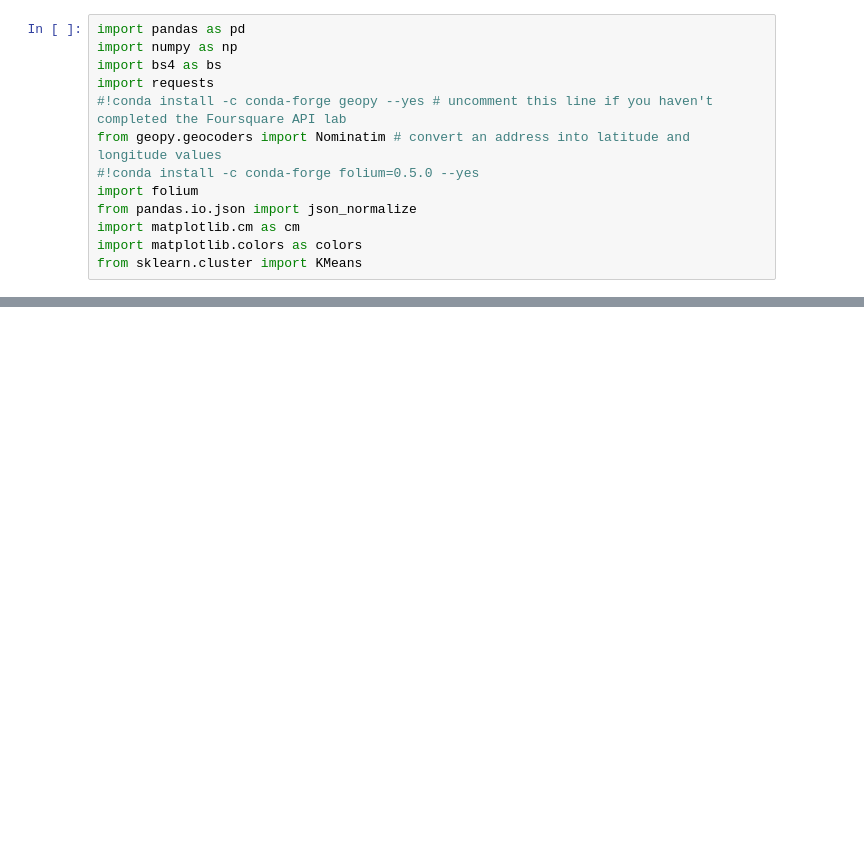
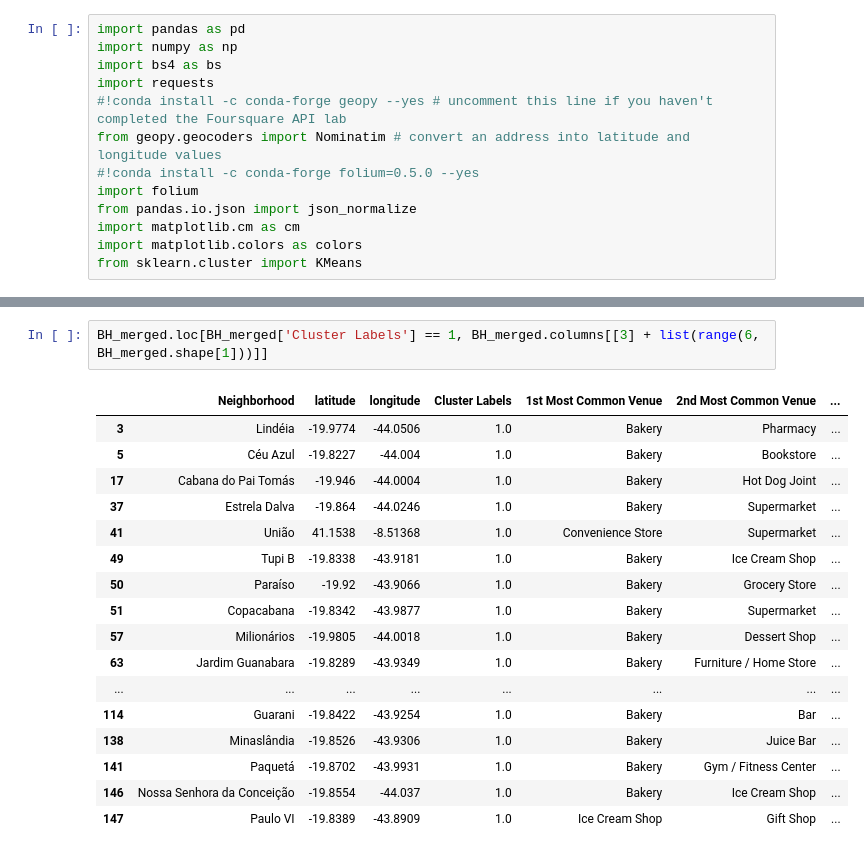
Before and after one commit to LucasTemponi/Coursera_Capstone, a Jupyter notebook: Analise Belo Horizonte.ipynb, the cells around one changed output, grey strips where cells are left out. Cells and saved outputs as stored; diff of their text form; blank space fills up the shorter version.

```diff
--- a/Analise Belo Horizonte.ipynb
+++ b/Analise Belo Horizonte.ipynb
@@ -117,0 +391,20 @@ Vila Vera Cruz II wasn't found on Nominatim
+# %%
+BH_merged.loc[BH_merged['Cluster Labels'] == 1, BH_merged.columns[[3] + list(range(6, BH_merged.shape[1]))]]
+# %% [output]
+|  | Neighborhood | latitude | longitude | Cluster Labels | 1st Most Common Venue | 2nd Most Common Venue | ... |
+| 3 | Lindéia | -19.9774 | -44.0506 | 1.0 | Bakery | Pharmacy | ... |
+| 5 | Céu Azul | -19.8227 | -44.004 | 1.0 | Bakery | Bookstore | ... |
+| 17 | Cabana do Pai Tomás | -19.946 | -44.0004 | 1.0 | Bakery | Hot Dog Joint | ... |
+| 37 | Estrela Dalva | -19.864 | -44.0246 | 1.0 | Bakery | Supermarket | ... |
+| 41 | União | 41.1538 | -8.51368 | 1.0 | Convenience Store | Supermarket | ... |
+| 49 | Tupi B | -19.8338 | -43.9181 | 1.0 | Bakery | Ice Cream Shop | ... |
+| 50 | Paraíso | -19.92 | -43.9066 | 1.0 | Bakery | Grocery Store | ... |
+| 51 | Copacabana | -19.8342 | -43.9877 | 1.0 | Bakery | Supermarket | ... |
+| 57 | Milionários | -19.9805 | -44.0018 | 1.0 | Bakery | Dessert Shop | ... |
+| 63 | Jardim Guanabara | -19.8289 | -43.9349 | 1.0 | Bakery | Furniture / Home Store | ... |
+| ... | ... | ... | ... | ... | ... | ... | ... |
+| 114 | Guarani | -19.8422 | -43.9254 | 1.0 | Bakery | Bar | ... |
+| 138 | Minaslândia | -19.8526 | -43.9306 | 1.0 | Bakery | Juice Bar | ... |
+| 141 | Paquetá | -19.8702 | -43.9931 | 1.0 | Bakery | Gym / Fitness Center | ... |
+| 146 | Nossa Senhora da Conceição | -19.8554 | -44.037 | 1.0 | Bakery | Ice Cream Shop | ... |
+| 147 | Paulo VI | -19.8389 | -43.8909 | 1.0 | Ice Cream Shop | Gift Shop | ... |
```
Also changed, not shown: parts of 58 cells of this notebook, 4 other files.
